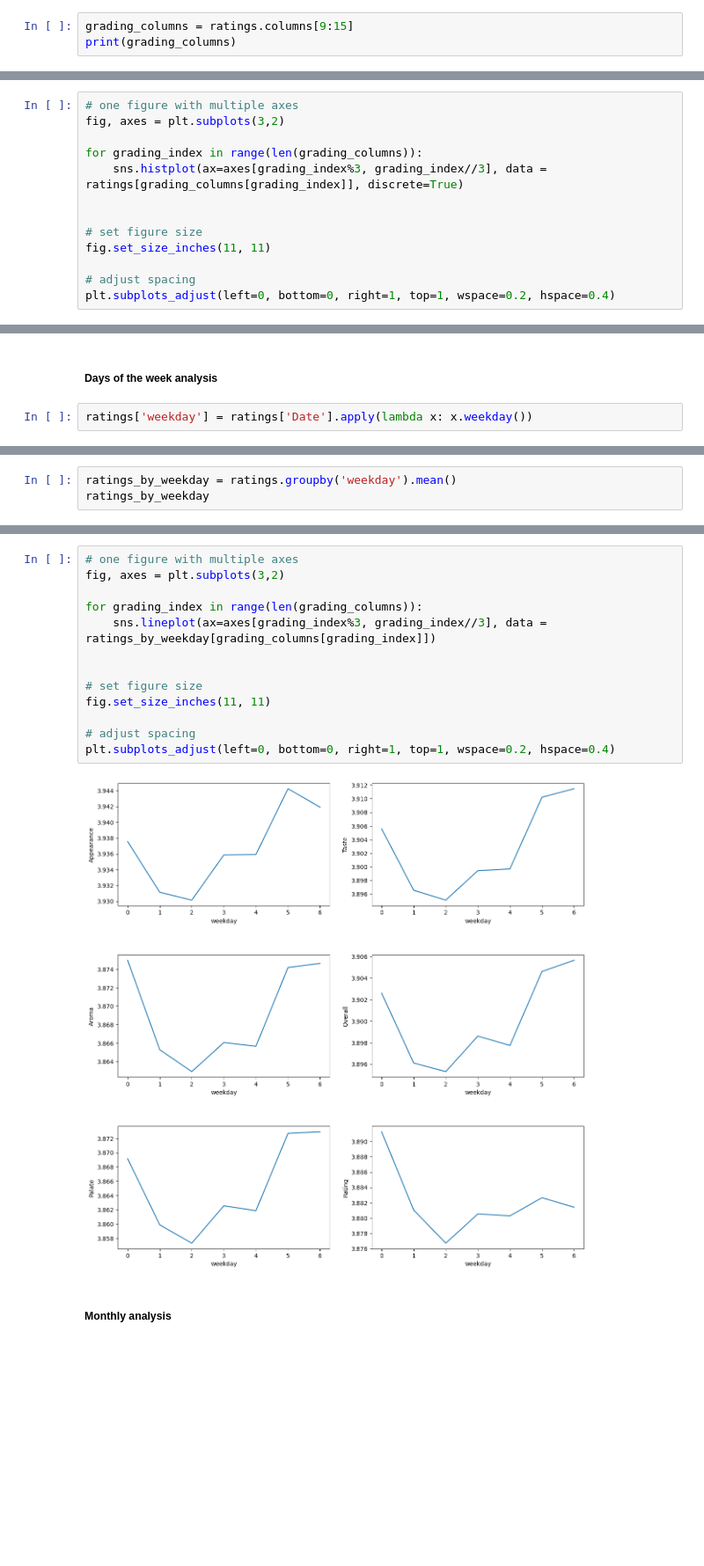
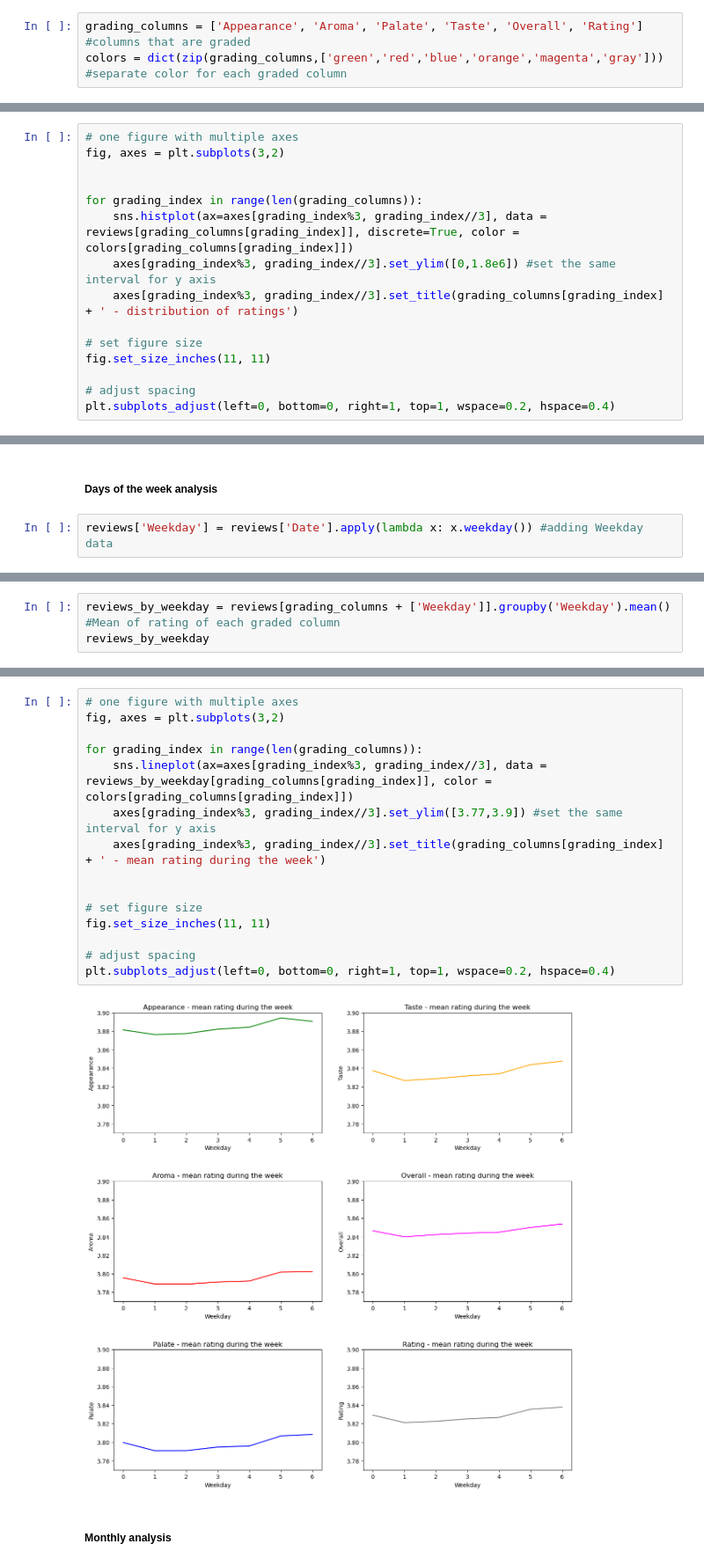
Before and after one commit to epfl-ada/ada-2022-project-rakijada, a Jupyter notebook: data_investigation.ipynb, the cells around one changed output, grey strips where cells are left out. Shown at 88% size. Drawn from its saved outputs; the diff is of its cells as text; blank space fills up the shorter version.

```diff
--- a/data_investigation.ipynb
+++ b/data_investigation.ipynb
@@ -204,3 +218,3 @@ People rated different aspects of beers, namely appearance, aroma, palate, taste
 # %%
-grading_columns = ratings.columns[9:15]
-print(grading_columns)
+grading_columns = ['Appearance', 'Aroma', 'Palate', 'Taste', 'Overall', 'Rating'] #columns that are graded
+colors = dict(zip(grading_columns,['green','red','blue','orange','magenta','gray'])) #separate color for each graded column
@@ -210,9 +222,11 @@ Index(['Appearance', 'Aroma', 'Palate', 'Taste', 'Overall', 'Rating'], dtype='ob
 # one figure with multiple axes
 fig, axes = plt.subplots(3,2)
 
+
 for grading_index in range(len(grading_columns)):
-    sns.histplot(ax=axes[grading_index%3, grading_index//3], data = ratings[grading_columns[grading_index]], discrete=True)
-
+    sns.histplot(ax=axes[grading_index%3, grading_index//3], data = reviews[grading_columns[grading_index]], discrete=True, color = colors[grading_columns[grading_index]])
+    axes[grading_index%3, grading_index//3].set_ylim([0,1.8e6]) #set the same interval for y axis
+    axes[grading_index%3, grading_index//3].set_title(grading_columns[grading_index] + ' - distribution of ratings')
 
 # set figure size
 fig.set_size_inches(11, 11)
@@ -226,4 +242,4 @@ plt.subplots_adjust(left=0, bottom=0, right=1, top=1, wspace=0.2, hspace=0.4)
 # %% [markdown]
 ##### Days of the week analysis
 # %%
-ratings['weekday'] = ratings['Date'].apply(lambda x: x.weekday())
+reviews['Weekday'] = reviews['Date'].apply(lambda x: x.weekday()) #adding Weekday data
@@ -250,4 +264,4 @@ Tuesday : 1068373
 # %%
-ratings_by_weekday = ratings.groupby('weekday').mean()
-ratings_by_weekday
+reviews_by_weekday = reviews[grading_columns + ['Weekday']].groupby('Weekday').mean() #Mean of rating of each graded column
+reviews_by_weekday
 # %% [output]
@@ -263,17 +279,19 @@ ratings_by_weekday
 # %%
 # one figure with multiple axes
 fig, axes = plt.subplots(3,2)
 
 for grading_index in range(len(grading_columns)):
-    sns.lineplot(ax=axes[grading_index%3, grading_index//3], data = ratings_by_weekday[grading_columns[grading_index]])
+    sns.lineplot(ax=axes[grading_index%3, grading_index//3], data = reviews_by_weekday[grading_columns[grading_index]], color = colors[grading_columns[grading_index]])
+    axes[grading_index%3, grading_index//3].set_ylim([3.77,3.9]) #set the same interval for y axis
+    axes[grading_index%3, grading_index//3].set_title(grading_columns[grading_index] + ' - mean rating during the week')
 
 
 # set figure size
 fig.set_size_inches(11, 11)
 
 # adjust spacing
 plt.subplots_adjust(left=0, bottom=0, right=1, top=1, wspace=0.2, hspace=0.4)
 # %% [output]
-[figure, old version]
+[figure, new version]
 # %% [markdown]
 ##### Monthly analysis
```
Also changed, not shown: parts of 73 cells of this notebook, 1 other file.
